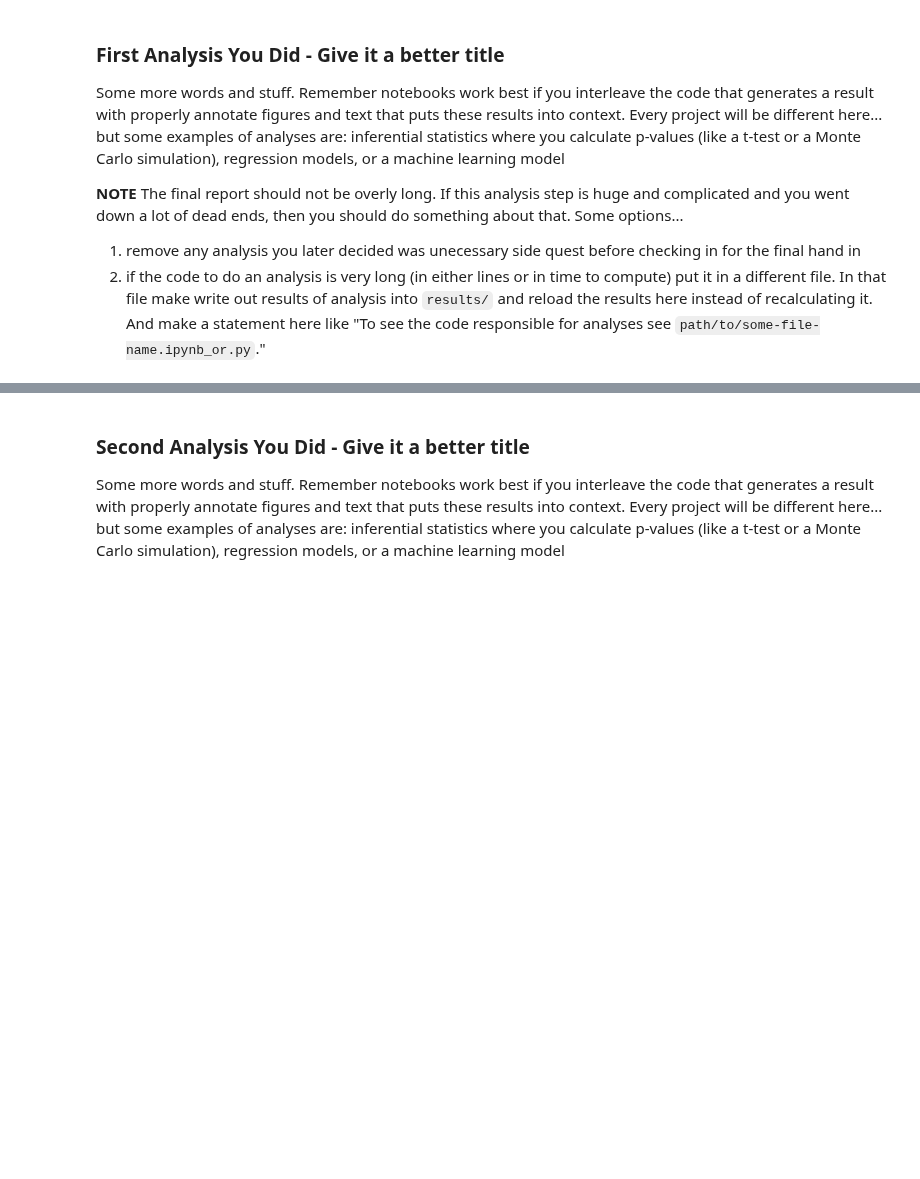
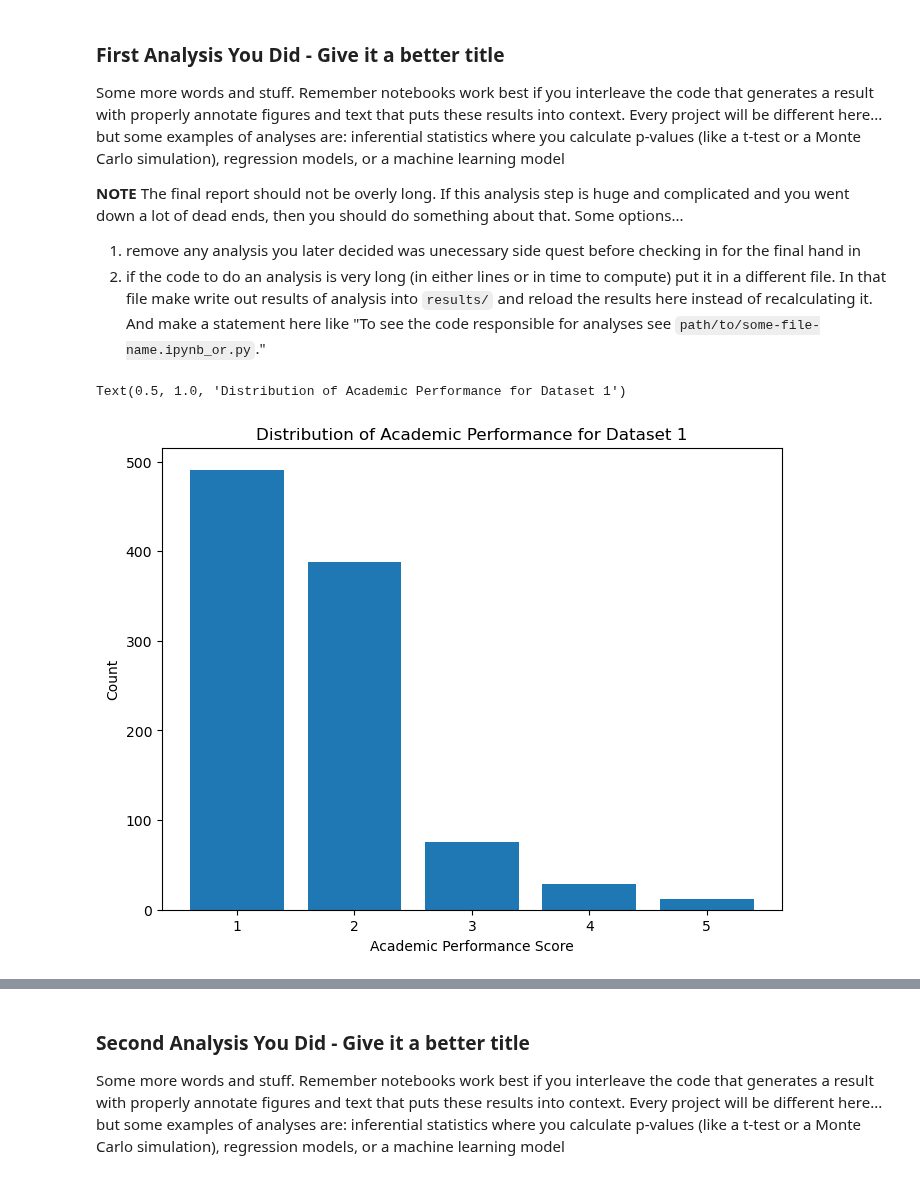
Before and after one commit to sbui056/student-sleep-performance, a Jupyter notebook: 03-FinalProject.ipynb, the cells around one changed output, grey strips where cells are left out. Saved outputs shown, nothing was run; the diff lists cells and outputs as text; code cells hidden in the pictures; blank space fills up the shorter version.

```diff
--- a/03-FinalProject.ipynb
+++ b/03-FinalProject.ipynb
@@ -259,0 +248,13 @@ Some more words and stuff.  Remember notebooks work best if you interleave the c
+# %%
+import matplotlib.pyplot as plt
+# Count academic performance values
+counts = df_1['academic_perf'].value_counts().sort_index()
+
+plt.figure(figsize=(8,6))
+plt.bar(counts.index, counts.values)
+plt.xlabel("Academic Performance Score")
+plt.ylabel("Count")
+plt.title("Distribution of Academic Performance for Dataset 1")
+# %% [output]
+Text(0.5, 1.0, 'Distribution of Academic Performance for Dataset 1')
+[figure, added]
```
Also changed, not shown: parts of 21 cells of this notebook.
